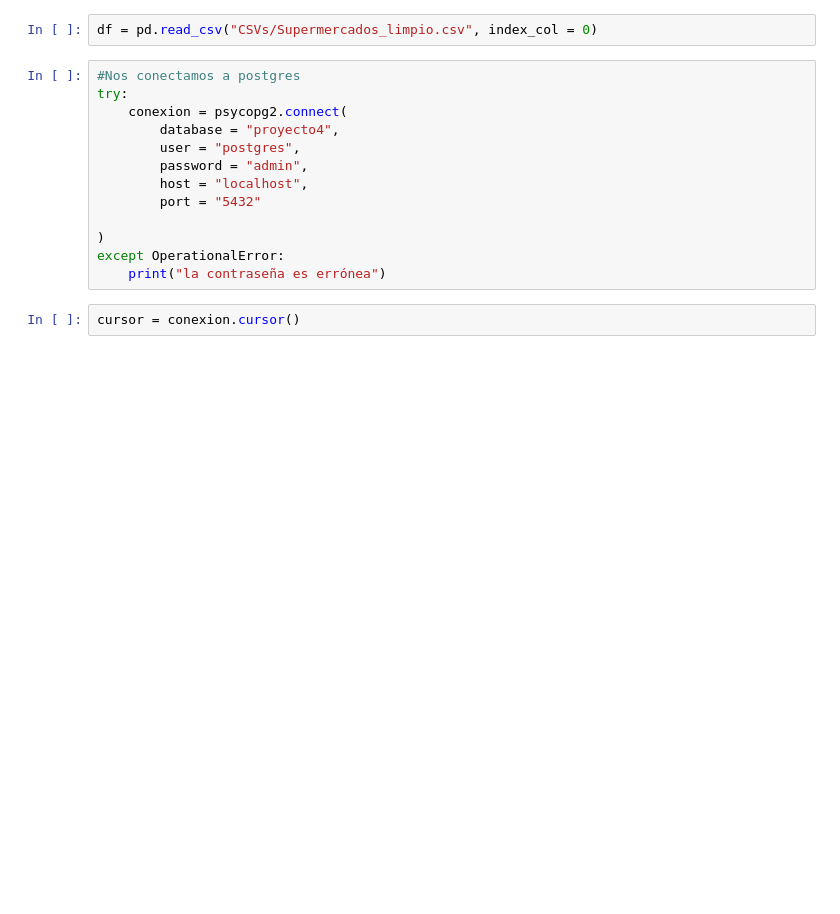
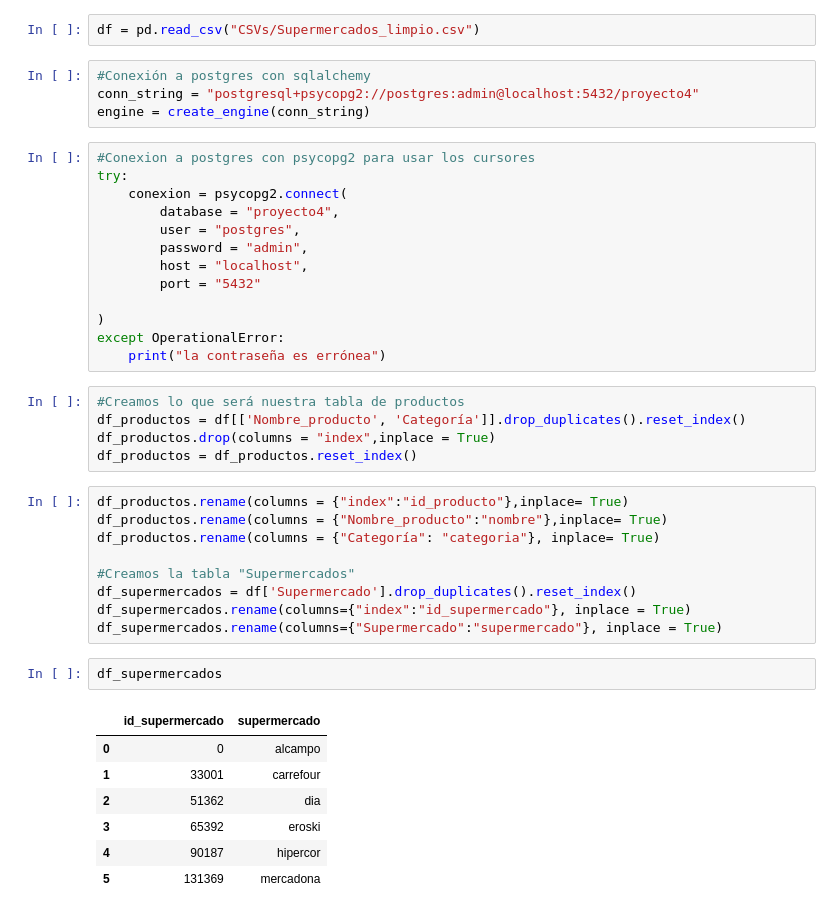
Before and after one commit to fdzvictor/Proyecto_4_An-lisis-supermercados, a Jupyter notebook: Conexion_BDD.ipynb, the cells around one changed output. Cells and saved outputs as stored; diff of their text form; blank space fills up the shorter version.

Commit message:
Intento crear tablas

```diff
--- a/Conexion_BDD.ipynb
+++ b/Conexion_BDD.ipynb
@@ -18,7 +16,11 @@ Requirement already satisfied: psycopg2-binary==2.9.9 in c:\users\víctor\deskto
 # %%
-df = pd.read_csv("CSVs/Supermercados_limpio.csv", index_col = 0)
+df = pd.read_csv("CSVs/Supermercados_limpio.csv")
+# %%
+#Conexión a postgres con sqlalchemy
+conn_string = "postgresql+psycopg2://postgres:admin@localhost:5432/proyecto4"
+engine = create_engine(conn_string)
 # %%
-#Nos conectamos a postgres
+#Conexion a postgres con psycopg2 para usar los cursores
 try:
     conexion = psycopg2.connect(
         database = "proyecto4",
@@ -30,5 +32,27 @@ try:
 )
 except OperationalError:
     print("la contraseña es errónea")
-# %%
-cursor = conexion.cursor()
+# %%
+#Creamos lo que será nuestra tabla de productos
+df_productos = df[['Nombre_producto', 'Categoría']].drop_duplicates().reset_index()
+df_productos.drop(columns = "index",inplace = True)
+df_productos = df_productos.reset_index()
+# %%
+df_productos.rename(columns = {"index":"id_producto"},inplace= True)
+df_productos.rename(columns = {"Nombre_producto":"nombre"},inplace= True)
+df_productos.rename(columns = {"Categoría": "categoria"}, inplace= True)
+
+#Creamos la tabla "Supermercados"
+df_supermercados = df['Supermercado'].drop_duplicates().reset_index()
+df_supermercados.rename(columns={"index":"id_supermercado"}, inplace = True)
+df_supermercados.rename(columns={"Supermercado":"supermercado"}, inplace = True)
+# %%
+df_supermercados
+# %% [output]
+|  | id_supermercado | supermercado |
+| 0 | 0 | alcampo |
+| 1 | 33001 | carrefour |
+| 2 | 51362 | dia |
+| 3 | 65392 | eroski |
+| 4 | 90187 | hipercor |
+| 5 | 131369 | mercadona |
```
Also changed, not shown: parts of 7 cells of this notebook.
